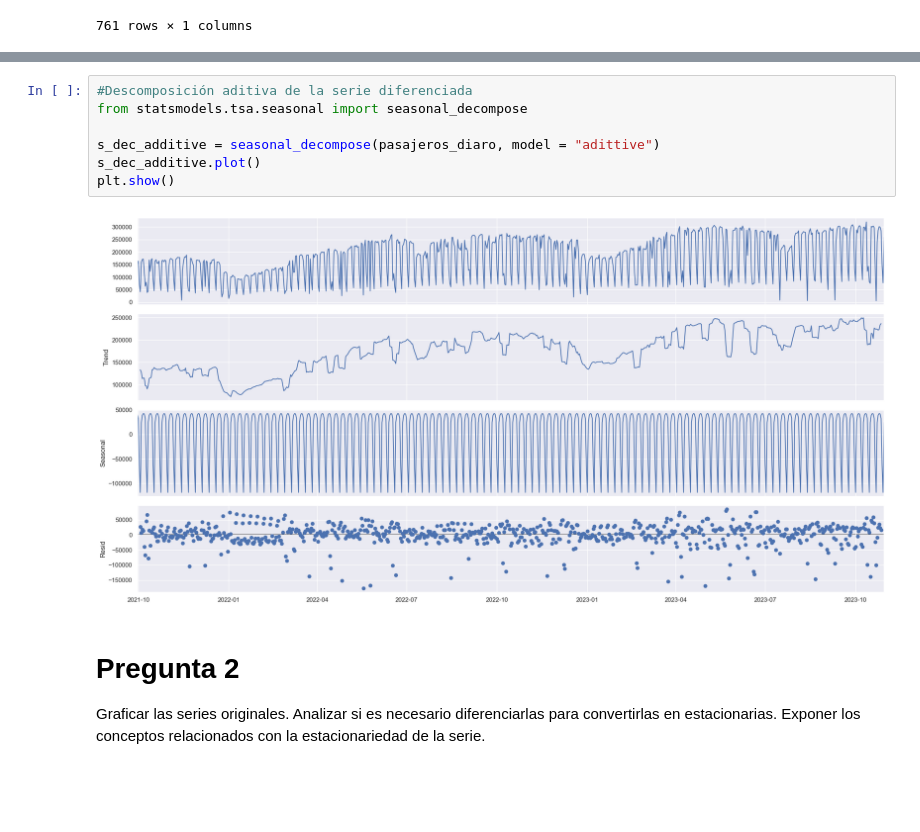
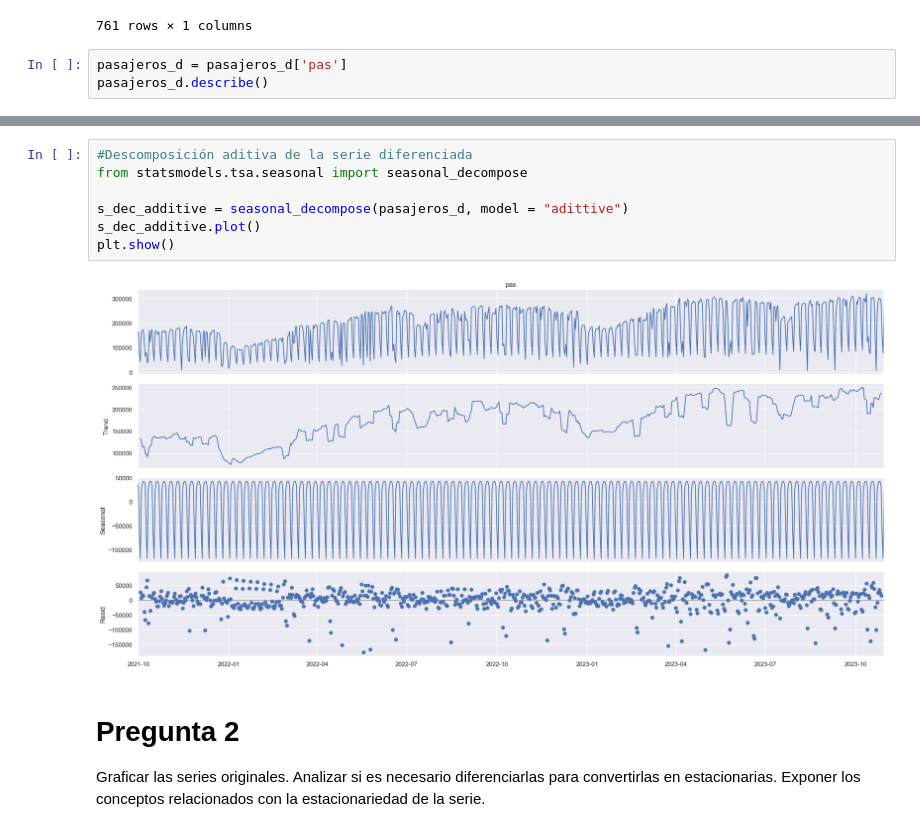
Before and after one commit to jiang-011/AST_G4, a Jupyter notebook: TP_G4_Pasajeros.ipynb, the cells around one changed output, grey strips where cells are left out. Saved outputs shown, nothing was run; the diff lists cells and outputs as text; blank space fills up the shorter version.

```diff
--- a/TP_G4_Pasajeros.ipynb
+++ b/TP_G4_Pasajeros.ipynb
@@ -181,3 +167,6 @@ pasajeros_d
 | 2023-10-29 | 77246 |
 | 2023-10-30 | 259062 |
 761 rows × 1 columns
+# %%
+pasajeros_d = pasajeros_d['pas']
+pasajeros_d.describe()
@@ -184,12 +183,12 @@ pasajeros_d
 # %%
 #Descomposición aditiva de la serie diferenciada
 from statsmodels.tsa.seasonal import seasonal_decompose
 
-s_dec_additive = seasonal_decompose(pasajeros_diaro, model = "adittive")
+s_dec_additive = seasonal_decompose(pasajeros_d, model = "adittive")
 s_dec_additive.plot()
 plt.show()
 # %% [output]
-[figure, old version]
+[figure, new version]
 # %% [markdown]
 # Pregunta 2
 
```
Also changed, not shown: parts of 20 cells of this notebook.
